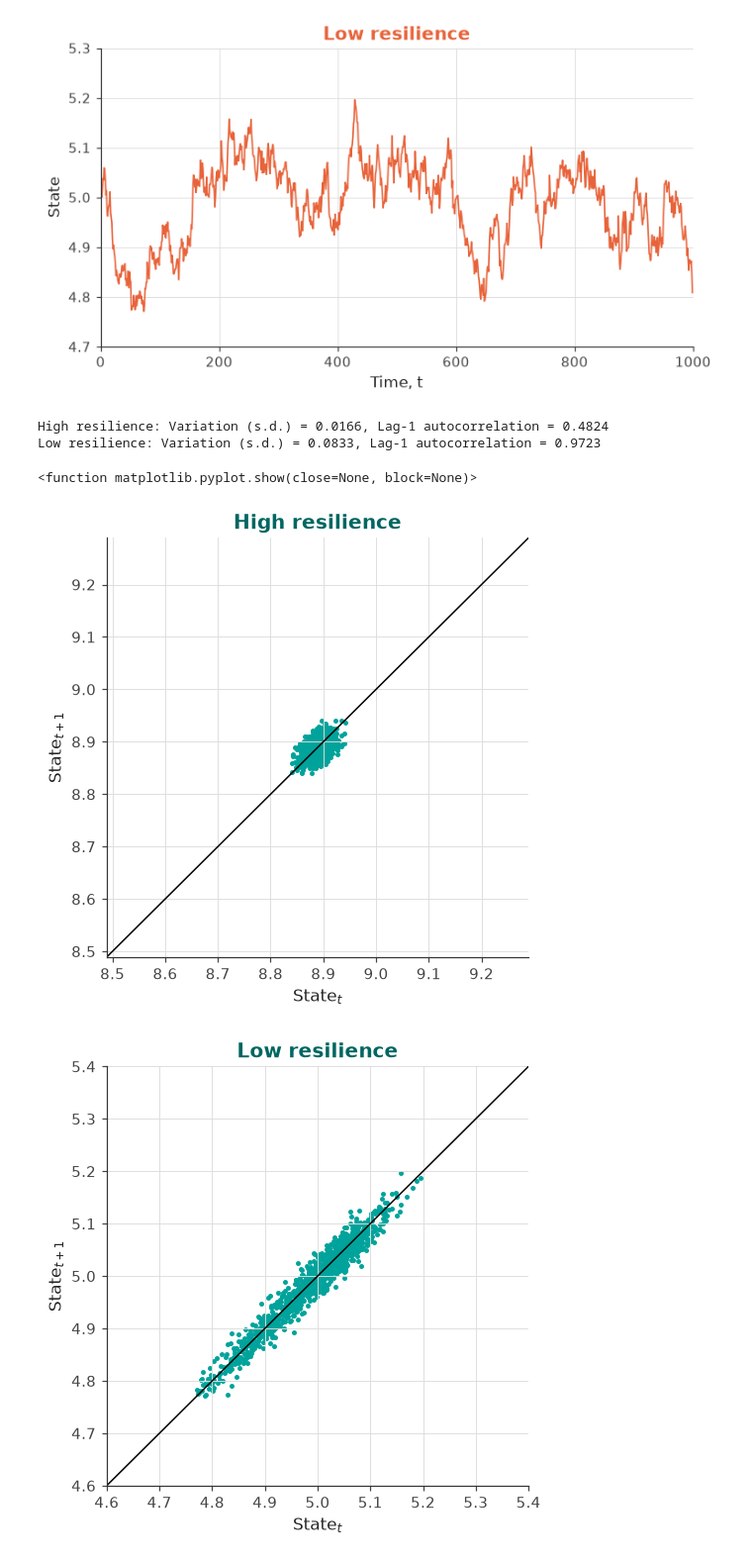
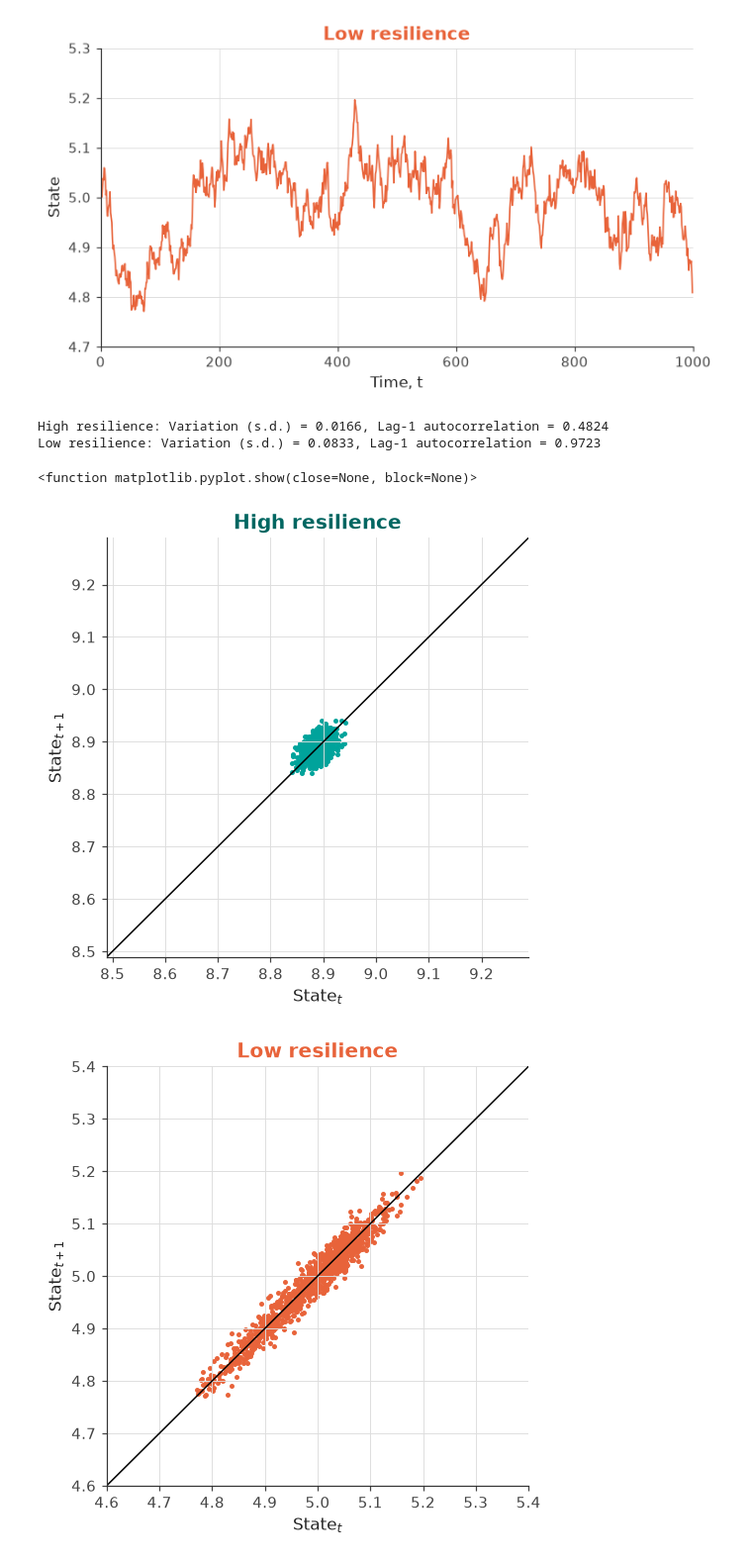
Before and after one commit to betsplie/CSassignment2, a Jupyter notebook: plots.ipynb, the cells around one changed output. Shown at 99% size. Cells and saved outputs as stored; diff of their text form; code cells hidden in the pictures.

Commit message:
stability and phase line plots

```diff
--- a/plots.ipynb
+++ b/plots.ipynb
@@ -259,36 +302,36 @@ plt.figure(figsize=(5,5))
 plt.scatter(high_resilience[:-1], high_resilience[1:], color=TEAL, s=5)
 lims = (X_high - 0.4), (X_high + 0.4)
 plt.plot(lims, lims, color='black', lw=1)
 plt.xlim(lims)
 plt.ylim(lims)
 plt.xlabel("State$_t$")
 plt.ylabel("State$_{t+1}$")
 plt.title("High resilience")
 plt.show
 
 """
 low resilience
 """
 sd_low = np.std(low_resilience)
 corr_low = np.corrcoef(low_resilience[:-1], low_resilience[1:])[0, 1]
 print(f"Low resilience: Variation (s.d.) = {sd_low:.4f}, Lag-1 autocorrelation = {corr_low:.4f}")
 
 plt.figure(figsize=(5,5))
-plt.scatter(low_resilience[:-1], low_resilience[1:], color=TEAL, s=5)
+plt.scatter(low_resilience[:-1], low_resilience[1:], color=CORAL, s=5)
 lims = (X_low - 0.4), (X_low + 0.4)
 plt.plot(lims, lims, color='black', lw=1)
 plt.xlim(lims)
 plt.ylim(lims)
 plt.xlabel("State$_t$")
 plt.ylabel("State$_{t+1}$")
-plt.title("Low resilience")
+plt.title("Low resilience", color=CORAL)
 plt.show
 # %% [output]
 High resilience: Variation (s.d.) = 0.0166, Lag-1 autocorrelation = 0.4824
 Low resilience: Variation (s.d.) = 0.0833, Lag-1 autocorrelation = 0.9723
 <function matplotlib.pyplot.show(close=None, block=None)>
 [figure]
-[figure, old version]
+[figure, new version]
 # %%
 """
 Input parameters
```
Also changed, not shown: parts of 9 cells of this notebook.
